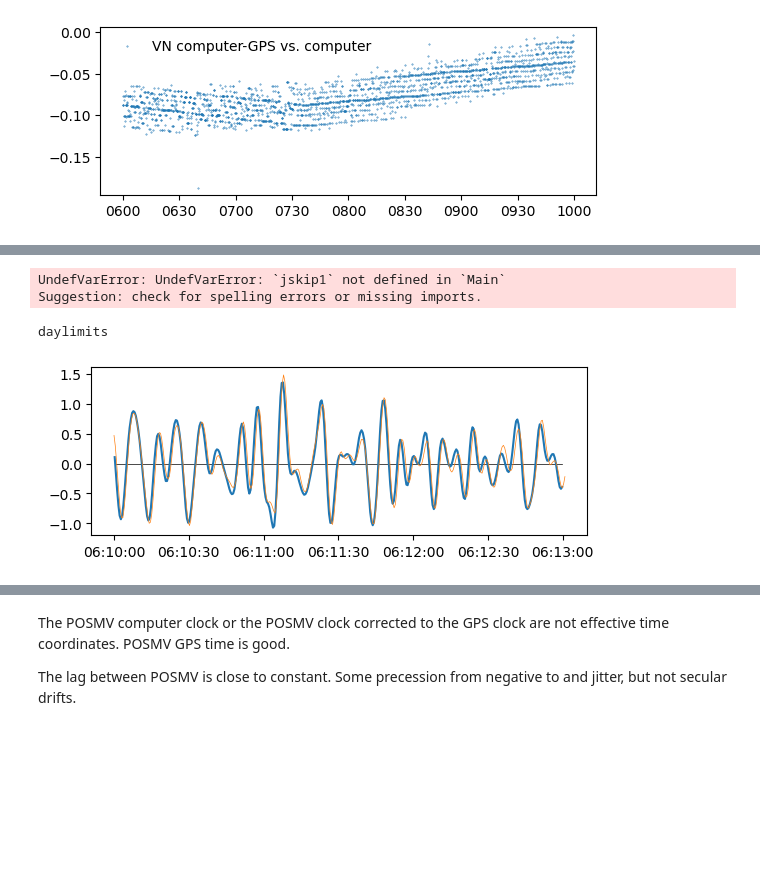
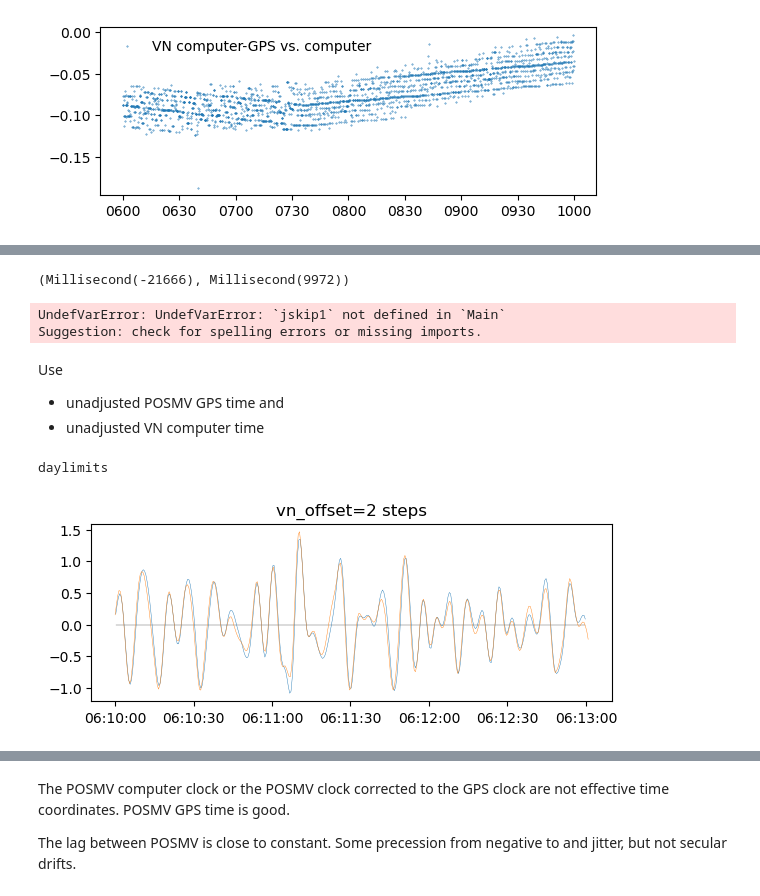
Before and after one commit to deszoeke/lidar, a Jupyter notebook: rot_sandbox.ipynb, the cells around one changed output, grey strips where cells are left out. Cells and saved outputs as stored; diff of their text form; code cells hidden in the pictures; blank space fills up the shorter version.

Commit message:
timing synced between VN and POSMV

```diff
--- a/rot_sandbox.ipynb
+++ b/rot_sandbox.ipynb
@@ -419,7 +416,10 @@ long_drift_gps_time = DateTime(2024,6,10,12,58,40,300) - DateTime(2024,6,6,5,32)
 end_offset = long_drift_cmp_time - long_drift_gps_time # = Millisecond(2400)
 
 time_factor = long_drift_gps_time/long_drift_cmp_time # < 1
-1-time_factor # 6.4e-6
+epsilon = 1-time_factor
+# fudge the effect of the time factor to be greater or smaller than calc above
+fudge = 1.015 # delta+1
+fudge_factor = 1 - fudge*(1-time_factor) # 6.4e-6
 
 "piecewise time adjustment function for VN computer time between t0 t1"
 function adj_vn_dt(vndt; t0::DateTime, t1::DateTime, time_factor::Real)
@@ -433,16 +433,19 @@ end
 
 t0 = DateTime(2024,6,6,5,32)
 t1 = DateTime(2024,6,10,12,58,42,700)
-tadj = adj_vn_dt(vndt; t0=t0, t1=t1, time_factor=time_factor)
+tadj = adj_vn_dt(vndt; t0=t0, t1=t1, time_factor=fudge_factor)
 t0 = DateTime(2024,5,11,7,30)
 t1 = DateTime(2024,5,13,3,58,43,500)
-vnadt = adj_vn_dt(tadj; t0=t0, t1=t1, time_factor=time_factor)
+vnadt = adj_vn_dt(tadj; t0=t0, t1=t1, time_factor=fudge_factor)
 
 clf()
 subplot(2,1,1)
 vv = findall(vndt.>DateTime(1980))[1:1200:end]
-plot(vndt[vv], DVS.(vndt.-vngdt)[vv], marker=".", markersize=0.7, linestyle="none", label="VN computer-GPS")
-plot(vndt[vv], DVS.(vnadt.-vngdt)[vv], marker=".", markersize=0.7, linestyle="none", label="VN adjusted-GPS")
+plot(vndt[vv],  DVS.(vnadt.-vngdt)[vv], marker=".", markersize=0.7, linestyle="none", label="VN adjusted-GPS")
+# plot(vndt[vv], -DVS.(vnadt.-vngdt)[vv], marker=".", markersize=0.7, linestyle="none", label="VN adjusted-GPS")
+plot(vndt[vv], 0.1*DVS.(vndt.-vngdt)[vv], marker=".", markersize=0.7, linestyle="none", label="0.1*(VN computer-GPS)")
+# plot(vndt[vv], -DVS.(vndt.-vngdt)[vv], marker=".", markersize=0.7, linestyle="none", label="VN computer-GPS")
+ylim([-0.2, 0.2])
 xlabel("computer time")
 ylabel("seconds")
 title("adjusted VN time corrects drifts to match GPS")
@@ -465,0 +479,12 @@ gcf()
+# %%
+# show 1 s jumps are not synced with resets.
+dt = 0.5
+iskips = findall(0.9*2*dt .< DVS.(diff(pgdt)) .< 1.1*2*dt)
+
+clf()
+subplot(2,1,1)
+plot(pgdt[1:120:end], DVS.(pcdt.-pgdt)[1:120:end], marker=".", markersize=0.5, linestyle="none")
+plot(pgdt[iskips], DVS.(pcdt.-pgdt)[iskips], marker=".", linestyle="none")
+gca().xaxis.set_major_formatter(matplotlib.dates.DateFormatter("%m%d"))
+gcf()
+# GPS 1 s time jumps are unrelated to POSMV compter-GPS time resets.
@@ -466 +493,22 @@ gcf()
+# %%
+# do something about the resets. I did once but it got screwed up.
+pp = findall(pgdt.<DateTime(2024,5,15))
+maximum(pgdt[pp]) - minimum(pgdt[pp])
+
+clf()
+subplot(2,1,1)
+plot(pgdt[pp][1:120:end], DVS.(pcdt.-pgdt)[pp][1:120:end], marker=".", markersize=0.5, linestyle="none")
+gca().xaxis.set_major_formatter(matplotlib.dates.DateFormatter("%m%d"))
+gcf()
+
+maximum(pgdt[pp]) - minimum(pgdt[pp]) == pgdt[pp][end] - pgdt[pp][1]
+denom = pgdt[pp][end] - pgdt[pp][1]
+round(pgdt[pp][end] - pgdt[pp][1], Day )
+numer = (pcdt.-pgdt)[pp][end] - (pcdt.-pgdt)[pp][1]
+slope_bias = numer/denom # -1.8476e-5
+# POSMV GPS is runs too fast. It rounds to 0.5 s, but it's probably going slightly faster
+kibble = sum(diff(pgdt)[pp] .% Millisecond(500)) # 10 s (leg 1)
+numer, kibble
+# %% [output]
+(Millisecond(-21666), Millisecond(9972))
 # %%
@@ -541,6 +593,11 @@ diff(posmvdt)[ireset] # 2600, 3200, 3300, 3800, 4500 ms
 # pmvdt = vcat(posmvdt1,posmvdt2)
 # diff(posmvdt)[idrop]
 =#
+# %% [markdown]
+Use
+  - unadjusted POSMV GPS time
+and
+  - unadjusted VN computer time
 # %%
 # load time coordinates, window time series methods
 
@@ -569,34 +632,35 @@ daylimits(utcdt::DateTime=DateTime(2024,6,1,6,0,0), epoch::Period=Minute(3), lea
 # %% [output]
 daylimits
 # %%
-# sync time series
+# manually sync time series
 
 sample_factor = 10 #9.933333 # 9.95 not quite 10 = 20 Hz / 2 Hz
 # Vn actually samples slightly slower than 10x the speed of POSMV
 # so stepping by 10 Vn gets ahead of alignment with POSMV.
 # Need to advance one index less (9 rather than 10) every 167 samples
 
 # example time series synced by hand in vectornav.ipynb
 post, poen, vnst, vnen = daylimits(DateTime(2024,6,1,6,10,0), Minute(3)) # June 1 1st day of Vn2
 # this example window has a lag of ~20 s (`vectornav.ipynb`)
 # subtract 20 s from vndt to match same signal at same time
 # indices vnst:vnen already shift for the 18 GPS leapseconds;
 # at this time, need to shift forward 40 indices for the 2 s.
-vn_offset = 48
-# indices for Vn that line up with POSMV
+vn_offset = 2
+# indices for Vn that line up with POSMV - changes the subset, not phase of signal
 vv = round.(Integer, range(vn_offset+vnst, step=sample_factor, length=poen-post+1))
 pp = post:poen
 # plot demonstrates that it's synced
 clf()
 subplot(2,1,1)
-plot(posmvdt[[post, poen]], [0,0], color="k", linewidth=0.5)
-plot(posmvdt[post:poen], anom(Pashr[:pitch][post:poen]), label="POSMV pitch") # blue
-plot(vndt[vv]-Second(18)-Millisecond(50*vn_offset), anom(Vn[:Roll][vv]), label="VectorNav roll", linewidth=0.5)
+title("vn_offset=$(vn_offset) steps")
+plot(pgdt[[post, poen]], [0,0], color="k", linewidth=0.2)
+plot(pgdt[post:poen], anom(Pashr[:pitch][post:poen]), label="POSMV pitch", linewidth=0.3)
+plot(vnadt[vv]-Second(18)-Millisecond(50*vn_offset), anom(Vn[:Roll][vv]), label="VectorNav roll", linewidth=0.3)
 # plot(posmvdt[post:poen], 100.0 .*θrate[post:poen], label="rate", linewidth=0.5)
 # plot(posmvdt[post:poen], 100.0 .*anom(θrate[post:poen]), label="rate")
 gcf()
 # %% [output]
-[figure, old version]
+[figure, new version]
 # %%
 # window and sync time series
 
```
Also changed, not shown: parts of 23 cells of this notebook.
